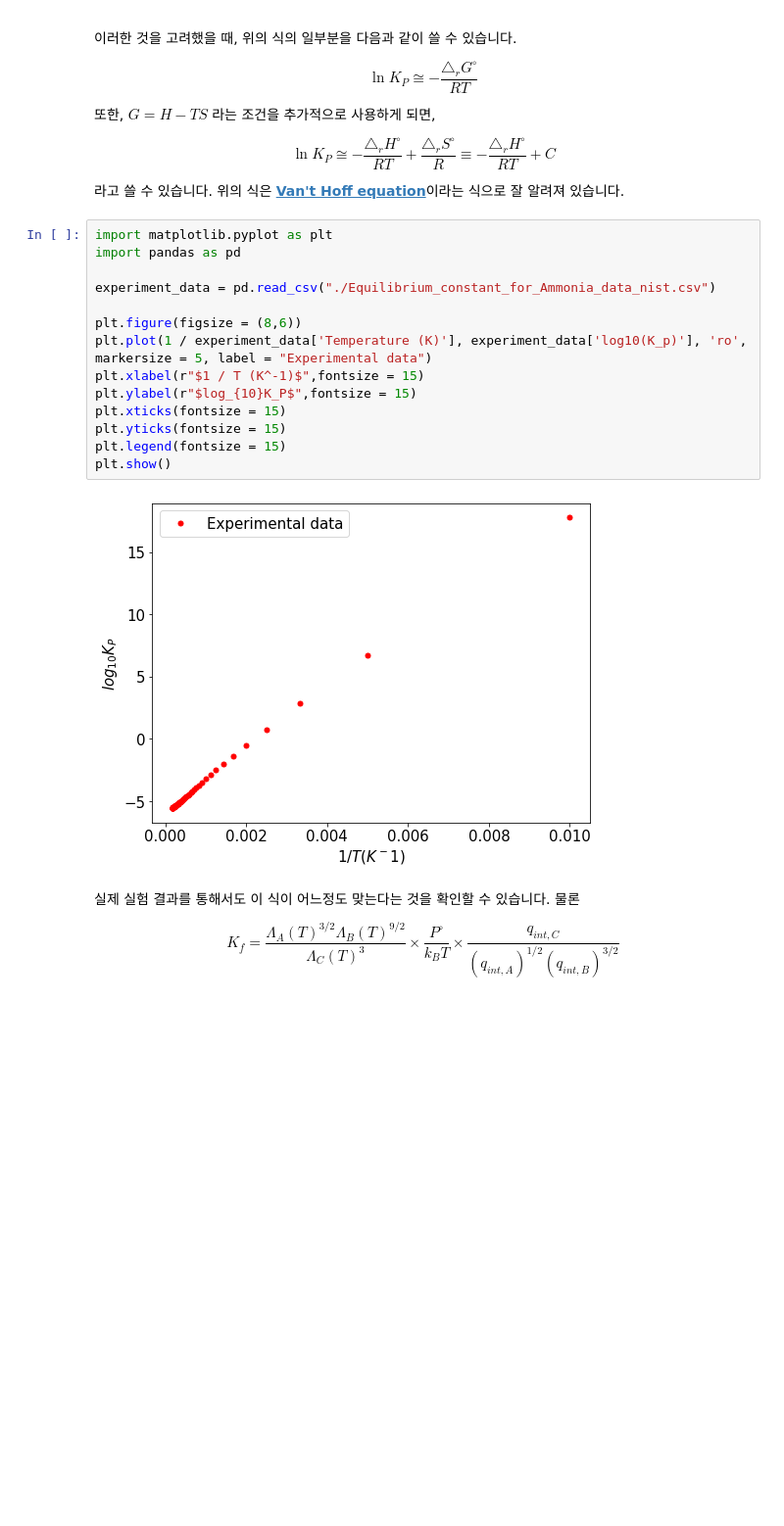
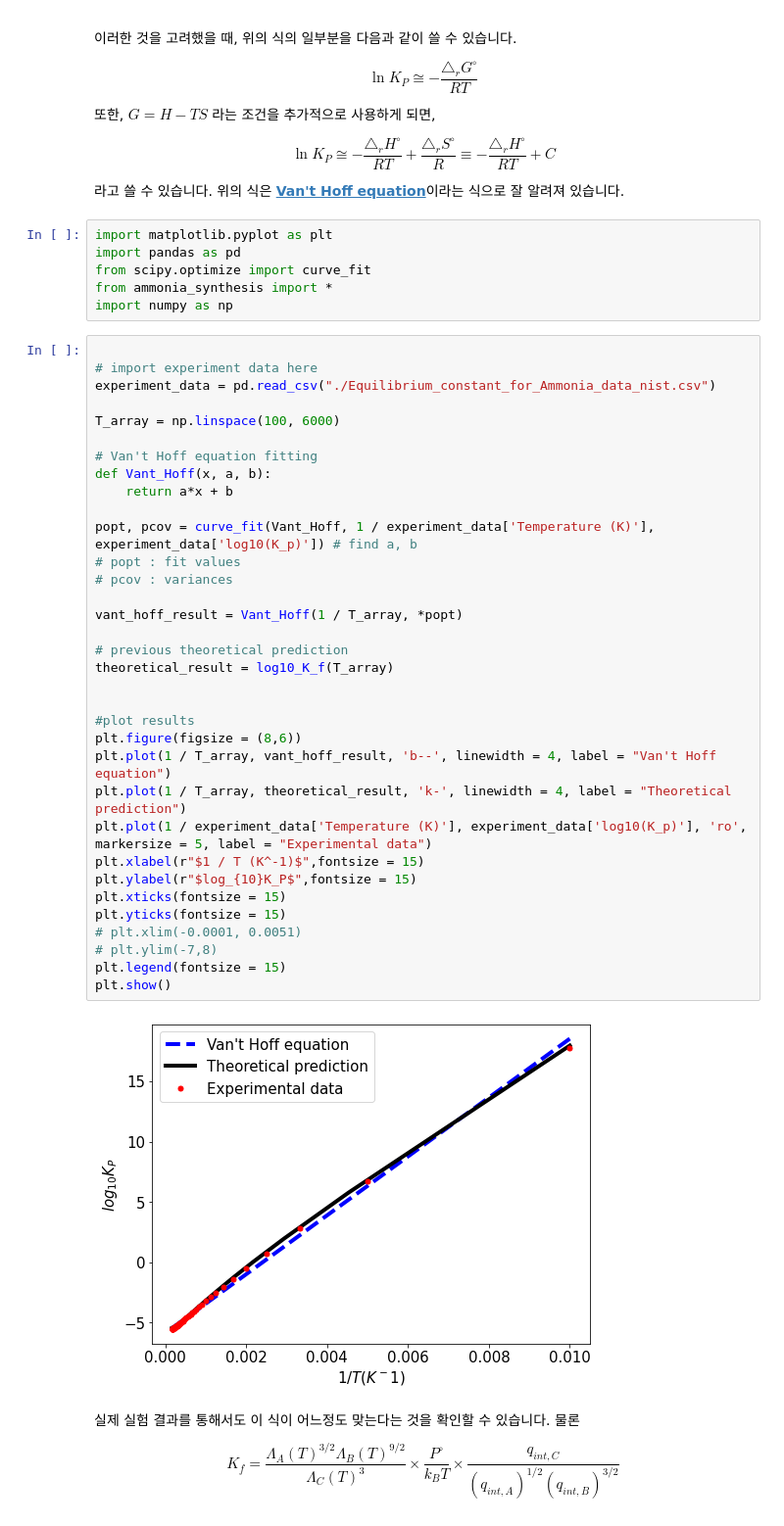
Before and after one commit to thereexist/Physical_chemistry_3, a Jupyter notebook: Chemical_equilibrium/Arrhenius_equation.ipynb, the cells around one changed output. Shown at 98% size. Cells and saved outputs as stored; diff of their text form; blank space fills up the shorter version.

```diff
--- a/Chemical_equilibrium/Arrhenius_equation.ipynb
+++ b/Chemical_equilibrium/Arrhenius_equation.ipynb
@@ -18,22 +18,48 @@ $$\ln K_P \cong -\frac{\triangle_r G^\circ}{RT}$$
 $$\ln K_P \cong -\frac{\triangle_r H^\circ}{RT} + \frac{\triangle_r S^\circ}{R} \equiv -\frac{\triangle_r H^\circ}{RT} + C$$
 
 라고 쓸 수 있습니다. 위의 식은 [**Van't Hoff equation**](https://chem.libretexts.org/Bookshelves/Physical_and_Theoretical_Chemistry_Textbook_Maps/Physical_Chemistry_(LibreTexts)/26%3A_Chemical_Equilibrium/26.07%3A_The_Van_'t_Hoff_Equation)이라는 식으로 잘 알려져 있습니다.
+# %%
+import matplotlib.pyplot as plt
+import pandas as pd
+from scipy.optimize import curve_fit
+from ammonia_synthesis import *
+import numpy as np
 # %%
-import matplotlib.pyplot as plt
-import pandas as pd
 
+# import experiment data here
 experiment_data = pd.read_csv("./Equilibrium_constant_for_Ammonia_data_nist.csv")
 
+T_array = np.linspace(100, 6000)
+
+# Van't Hoff equation fitting
+def Vant_Hoff(x, a, b):
+    return a*x + b
+
+popt, pcov = curve_fit(Vant_Hoff, 1 / experiment_data['Temperature (K)'], experiment_data['log10(K_p)']) # find a, b
+# popt : fit values
+# pcov : variances
+
+vant_hoff_result = Vant_Hoff(1 / T_array, *popt)
+
+# previous theoretical prediction
+theoretical_result = log10_K_f(T_array)
+
+
+#plot results
 plt.figure(figsize = (8,6))
+plt.plot(1 / T_array, vant_hoff_result, 'b--', linewidth = 4, label = "Van't Hoff equation")
+plt.plot(1 / T_array, theoretical_result, 'k-', linewidth = 4, label = "Theoretical prediction")
 plt.plot(1 / experiment_data['Temperature (K)'], experiment_data['log10(K_p)'], 'ro', markersize = 5, label = "Experimental data")
 plt.xlabel(r"$1 / T (K^-1)$",fontsize = 15)
 plt.ylabel(r"$log_{10}K_P$",fontsize = 15)
 plt.xticks(fontsize = 15)
 plt.yticks(fontsize = 15)
+# plt.xlim(-0.0001, 0.0051)
+# plt.ylim(-7,8)
 plt.legend(fontsize = 15)
 plt.show()
 # %% [output]
-[figure, old version]
+[figure, new version]
 # %% [markdown]
 실제 실험 결과를 통해서도 이 식이 어느정도 맞는다는 것을 확인할 수 있습니다. 물론
 
```
Also changed, not shown: parts of 2 cells of this notebook, 1 other file.
